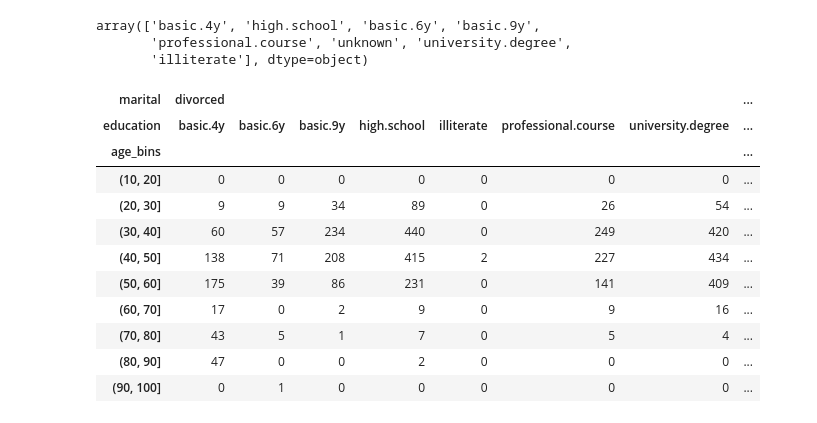
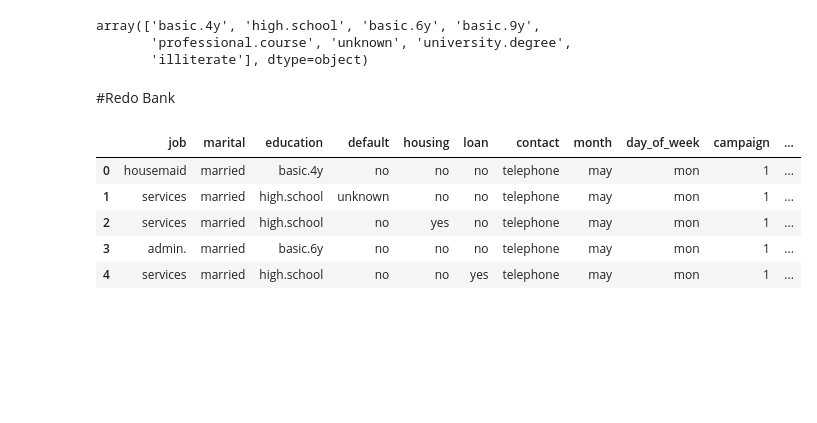
Before and after one commit to LambdaSchool/DS-Unit-2-Sprint-3-Classification-Validation, a Jupyter notebook: module3-classification-metrics/LS_DS_242_Validate_classification_problems_LIVE_LESSON.ipynb, the cells around one changed output. Cells and saved outputs as stored; diff of their text form; code cells hidden in the pictures; blank space fills up the shorter version.

```diff
--- a/module3-classification-metrics/LS_DS_242_Validate_classification_problems_LIVE_LESSON.ipynb
+++ b/module3-classification-metrics/LS_DS_242_Validate_classification_problems_LIVE_LESSON.ipynb
@@ -689,27 +690,49 @@ bank['education'].unique()
 array(['basic.4y', 'high.school', 'basic.6y', 'basic.9y',
        'professional.course', 'unknown', 'university.degree',
        'illiterate'], dtype=object)
+# %% [markdown]
+#Redo Bank
 # %%
+import pandas as pd
+from sklearn.metrics import accuracy_score, classification_report
+from sklearn.preprocessing import StandardScaler
+from sklearn.pipeline import make_pipeline
+from sklearn.model_selection import train_test_split
+import category_encoders as ce #Encode strings only not panda objects
+from sklearn.linear_model import LogisticRegression
+
 bank1 = pd.read_csv('bank-additional/bank-additional-full.csv', sep=';')
 
 # Bin age by interval of 10
 age_bins = [age for age in range(10, 110, 10)]
-bank1['age_bins'] = pd.cut(bank['age'], age_bins)
+age_by_decade = [10,20,30,40,50,60,70,80,90]
+bank1['age_range'] = pd.cut(x=bank1['age'], bins=age_bins)
 
-pd.crosstab(index=bank1['age_bins'],columns=[bank1['marital'],bank1['education']])
+
+#Round age to nearest 10
+bank1['age_round_10'] = bank1['age'].round(-1)
+#bank1['age_by_decade'] = pd.cut(x=bank1['age'],bins=len(age_by_decade), labels=age_by_decade)
+
+
+#Encode categorical - 0:no, 1:yes
+#bank1['housing'] = (bank1['housing'] == 'yes').astype(int)
+
+X = bank1.drop(columns=['age','duration','age_range'])
+y = bank1['y'] == 'yes'
+
+X_train, X_test, y_train, y_test = train_test_split(X, y, test_size=.2, random_state=42, stratify=y)
+
+X_train, X_val, y_train, y_val = train_test_split(X, y, test_size=.3, random_state=42, stratify=y)
+
+#pd.crosstab(index=bank1['age_bins'],columns=[bank1['marital'],bank1['education']])
 
 ##Groupby with all columns except age and duration
 #bank1.groupby(['age_bins'])[bank1.select_dtypes(exclude='number').columns].counts()
+X.head()
 # %% [output]
-| marital | divorced |  |  |  |  |  |  | ... |
-| education | basic.4y | basic.6y | basic.9y | high.school | illiterate | professional.course | university.degree | ... |
-| age_bins |  |  |  |  |  |  |  | ... |
-| (10, 20] | 0 | 0 | 0 | 0 | 0 | 0 | 0 | ... |
-| (20, 30] | 9 | 9 | 34 | 89 | 0 | 26 | 54 | ... |
-| (30, 40] | 60 | 57 | 234 | 440 | 0 | 249 | 420 | ... |
-| (40, 50] | 138 | 71 | 208 | 415 | 2 | 227 | 434 | ... |
-| (50, 60] | 175 | 39 | 86 | 231 | 0 | 141 | 409 | ... |
-| (60, 70] | 17 | 0 | 2 | 9 | 0 | 9 | 16 | ... |
-| (70, 80] | 43 | 5 | 1 | 7 | 0 | 5 | 4 | ... |
-| (80, 90] | 47 | 0 | 0 | 2 | 0 | 0 | 0 | ... |
-| (90, 100] | 0 | 1 | 0 | 0 | 0 | 0 | 0 | ... |
+|  | job | marital | education | default | housing | loan | contact | month | day_of_week | campaign | ... |
+| 0 | housemaid | married | basic.4y | no | no | no | telephone | may | mon | 1 | ... |
+| 1 | services | married | high.school | unknown | no | no | telephone | may | mon | 1 | ... |
+| 2 | services | married | high.school | no | yes | no | telephone | may | mon | 1 | ... |
+| 3 | admin. | married | basic.6y | no | no | no | telephone | may | mon | 1 | ... |
+| 4 | services | married | high.school | no | no | yes | telephone | may | mon | 1 | ... |
```
Also changed, not shown: parts of 3 cells of this notebook.
